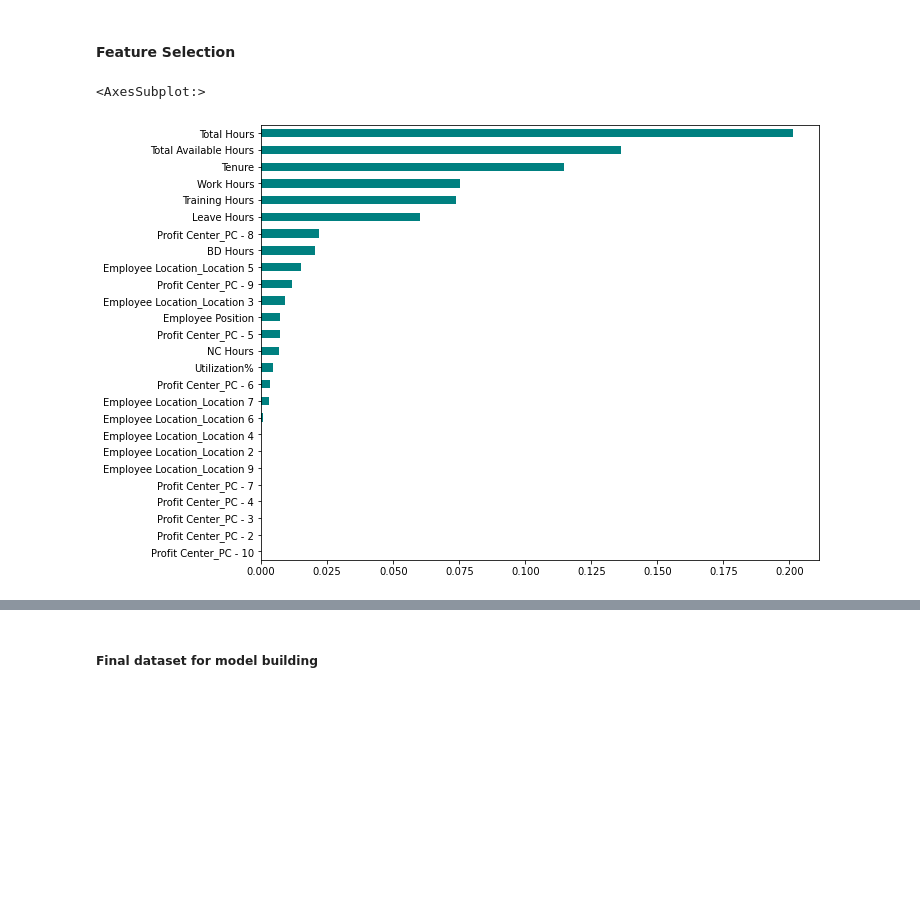
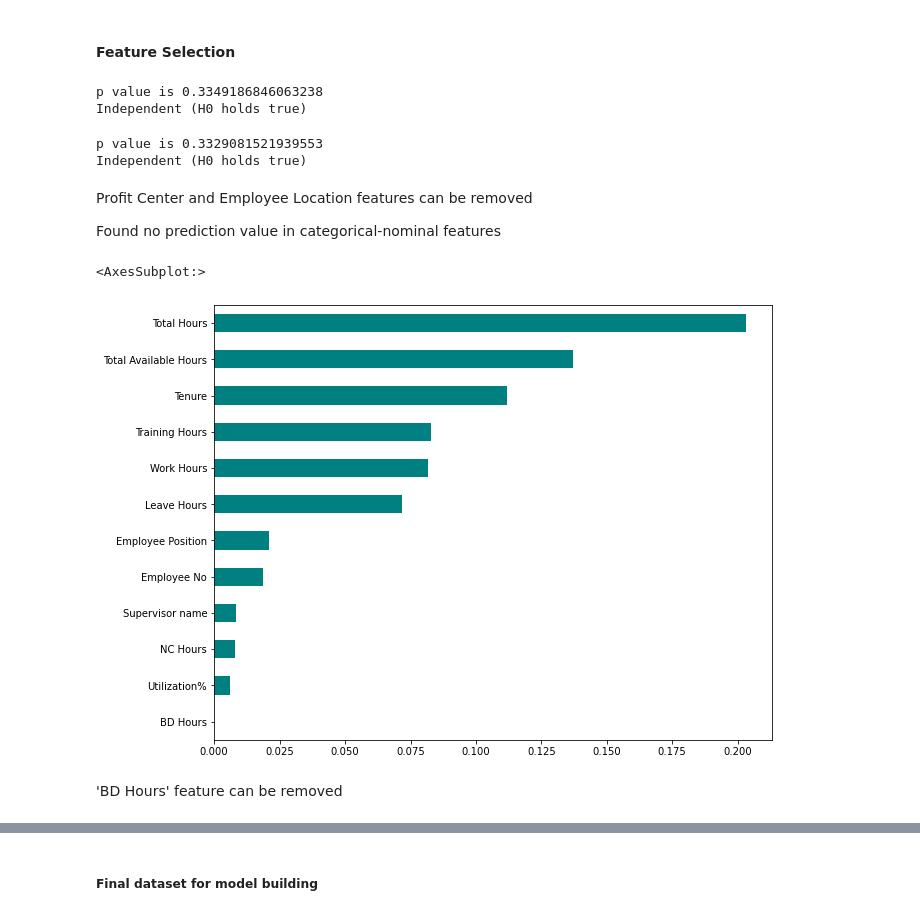
Before and after one commit to harsh-yeola/HR-Analytics-Capstone-Project, a Jupyter notebook: HR Analytics - Data Preparation.ipynb, the cells around one changed output, grey strips where cells are left out. Saved outputs shown, nothing was run; the diff lists cells and outputs as text; code cells hidden in the pictures; blank space fills up the shorter version.

```diff
--- a/HR Analytics - Data Preparation.ipynb
+++ b/HR Analytics - Data Preparation.ipynb
@@ -43,49 +67,60 @@ hr_16_17_total['People Group'].value_counts()
 Client Service Staff    781
 Support Staff             8
 Name: People Group, dtype: int64
-# %%
-hr_16_17_total.loc[hr_16_17_total['Utilization%']=='-','Utilization%']=0
-hr_16_17_total['Utilization%']=pd.to_numeric(hr_16_17_total['Utilization%'])
-
-# removing employee details
-hr_16_17_total.drop(['Employee No','Employee Name'],inplace=True,axis=1)
-
-# kepping only two employee Current Status
-hr_16_17_total.loc[hr_16_17_total['Current Status']!='Resigned','Current Status']='Active'
-
-# Ordinal enconding of Employee Position feature
-hr_16_17_total['Employee Position'].replace({'Level 7':7,'Level 8':8,'Level 6':6,'Level 5':5,
-                                             'Level 4':4,'Level 3':3,'Level 2':2,'Level A3':10,
-                                             'Level A2':10,'Level 10':9,'Level 1':1,'Level A1':10},inplace=True)
-
-hr_16_17_category = hr_16_17_total[['Profit Center','Employee Location']]
-
-hr_16_17_numerical = hr_16_17_total[['Employee Position','Total Hours', 'Total Available Hours', 'Work Hours', 'Leave Hours',
-                       'Training Hours', 'BD Hours', 'NC Hours', 'Utilization%', 'Tenure']]
-
-# One Hot enconding of categorical features
-hr_16_17_category = pd.get_dummies(hr_16_17_category,drop_first=True)
-
-# Encoding target feature (Current Status)
-hr_16_17_total['Current Status'].replace({'Active':0,'Resigned':1},inplace=True)
-
-# Preparing the cobined dataset
-hr_16_17_final=pd.concat([hr_16_17_category,hr_16_17_numerical,hr_16_17_total['Current Status']],axis=1)
 # %% [markdown]
 #### Feature Selection
+# %%
+#pd.crosstab(hr_16_17_total['Profit Center'],hr_16_17_total['Current Status'])
+
+from scipy.stats import chi2_contingency
+stat, p, dof, expected = chi2_contingency(pd.crosstab(hr_16_17_total['Profit Center'],
+                                                      hr_16_17_total['Current Status']))
+alpha = 0.05
+print("p value is " + str(p))
+if p <= alpha:
+    print('Dependent (reject H0)')
+else:
+    print('Independent (H0 holds true)')
+# %% [output]
+p value is 0.3349186846063238
+Independent (H0 holds true)
+# %%
+#pd.crosstab(hr_16_17_total['Employee Location'],hr_16_17_total['Current Status'])
+
+stat, p, dof, expected = chi2_contingency(pd.crosstab(hr_16_17_total['Employee Location'],
+                                                      hr_16_17_total['Current Status']))
+alpha = 0.05
+print("p value is " + str(p))
+if p <= alpha:
+    print('Dependent (reject H0)')
+else:
+    print('Independent (H0 holds true)')
+# %% [output]
+p value is 0.3329081521939553
+Independent (H0 holds true)
+# %% [markdown]
+Profit Center and Employee Location features can be removed
+
+Found no prediction value in categorical-nominal features
+# %%
+# removing unnecessary features
+hr_16_17_total.drop(['Employee Name','People Group','Employee Location','Profit Center',
+                     'Employee Category','Join Date','Termination Date'],inplace=True,axis=1)
 # %%
 # Information Gain method
 # feature selection by evaluating the Information gain of each variable in the context of the target variable
 
-X = hr_16_17_final.drop('Current Status',axis=1)
-y = hr_16_17_final['Current Status']
+X = hr_16_17_total.drop('Current Status',axis=1)
+y = hr_16_17_total['Current Status']
 importance = mutual_info_classif(X,y)
 plt.figure(figsize=(10,8));
 feat_imp = pd.Series(importance,X.columns).sort_values()
 feat_imp.plot(kind='barh',color='teal')
 # %% [output]
 <AxesSubplot:>
-[figure, old version]
+[figure, new version]
+# %% [markdown]
+'BD Hours' feature can be removed
 # %%
 # Correlation matrix heatmap
 plt.figure(figsize=(10,8));
```
Also changed, not shown: parts of 10 cells of this notebook.
